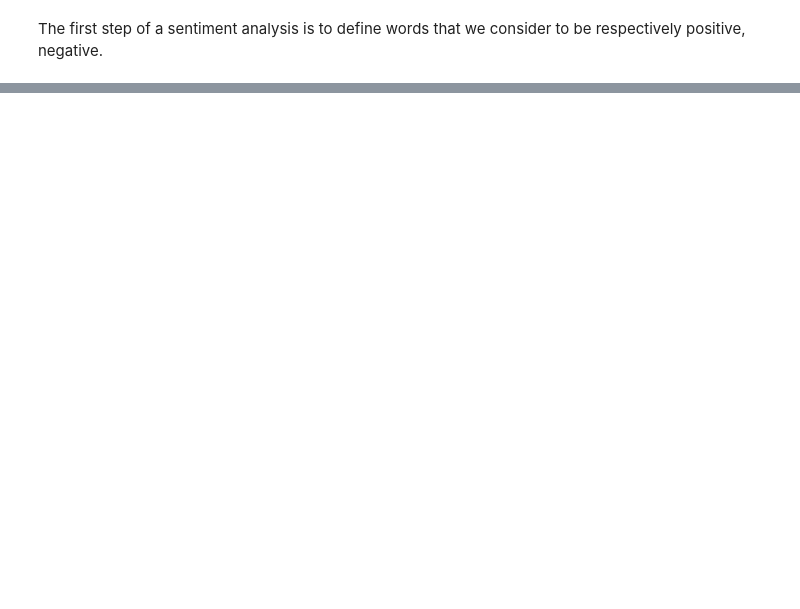
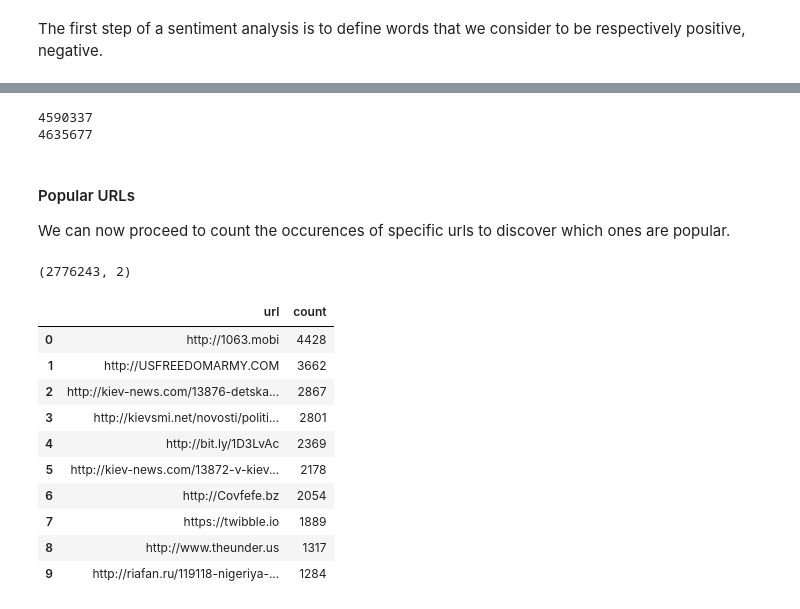
Before and after one commit to MaxDimi/Project-ADA-2018, a Jupyter notebook: project_notebook_Tweets.ipynb, the cells around one changed output, grey strips where cells are left out. Drawn from its saved outputs; the diff is of its cells as text; code cells hidden in the pictures; blank space fills up the shorter version.

```diff
--- a/project_notebook_Tweets.ipynb
+++ b/project_notebook_Tweets.ipynb
@@ -1042,0 +1389,43 @@ print('Positive words : ' + str(pos_words))
+# %%
+tweets_stats_df['tweetid','urls'].createOrReplaceTempView("urls_sql")
+urls_pd = spark.sql("SELECT urls FROM urls_sql WHERE urls IS NOT NULL AND NOT urls='[]'").toPandas()
+# %%
+# Extract urls from the string present in the column
+urls_array_list = urls_pd['urls'].apply(lambda x : x[1:-1].split(", "))
+# %%
+urls_list = [item for sublist in urls_array_list for item in sublist]
+print(len(urls_array_list))
+print(len(urls_list))
+# %% [output]
+4590337
+4635677
+# %% [markdown]
+#### Popular URLs
+We can now proceed to count the occurences of specific urls to discover which ones are popular.
+# %%
+all_urls = {}
+for u in urls_list:
+    if u in all_urls:
+        all_urls[u] += 1
+    else:
+        all_urls[u] = 1
+sorted_urls = sorted(all_urls, key=all_urls.get, reverse=True)
+# %%
+urls_df = pd.DataFrame()
+urls_df['url'] = sorted_urls
+urls_df['count'] = urls_df['url'].map(lambda x: all_urls[x])
+print(urls_df.shape)
+urls_df.head(10)
+# %% [output]
+(2776243, 2)
+|  | url | count |
+| 0 | http://1063.mobi | 4428 |
+| 1 | http://USFREEDOMARMY.COM | 3662 |
+| 2 | http://kiev-news.com/13876-detska... | 2867 |
+| 3 | http://kievsmi.net/novosti/politi... | 2801 |
+| 4 | http://bit.ly/1D3LvAc | 2369 |
+| 5 | http://kiev-news.com/13872-v-kiev... | 2178 |
+| 6 | http://Covfefe.bz | 2054 |
+| 7 | https://twibble.io | 1889 |
+| 8 | http://www.theunder.us | 1317 |
+| 9 | http://riafan.ru/119118-nigeriya-... | 1284 |
```
Also changed, not shown: parts of 60 cells of this notebook.
